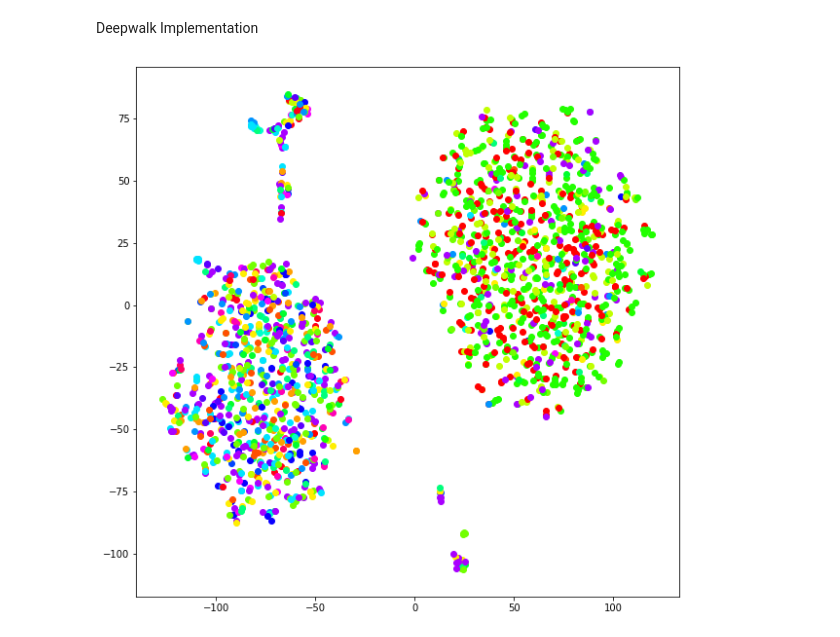
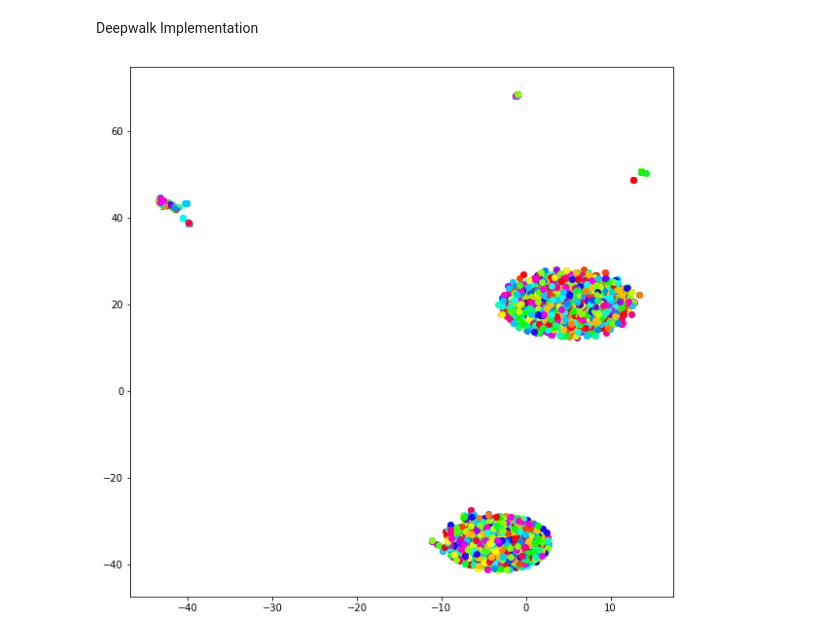
Before and after one commit to cbbruss/arthropod, a Jupyter notebook: notebooks/N2V_Embeddings.ipynb, the cells around one changed output. Cells and saved outputs as stored; diff of their text form; code cells hidden in the pictures.

```diff
--- a/notebooks/N2V_Embeddings.ipynb
+++ b/notebooks/N2V_Embeddings.ipynb
@@ -152,3 +158,4 @@ arthrograph.add_edges_from(mg.file_funcs)
 # %%
-file_graph = bipartite.weighted_projected_graph(arthrograph, mg.files, ratio=True)
+file_graph = bipartite.weighted_projected_graph(arthrograph, labeled_nodes, ratio=True)
 # nx.draw(file_graph)
+arthrograph = None
@@ -157,8 +173,10 @@ labeled_file_graph = file_graph.subgraph(labeled_nodes)
 # nx.draw(labeled_file_graph)
 # %%
-HSV = cm.get_cmap('hsv', 20)
+HSV = cm.get_cmap('hsv', 25)
 # cs = {0: 'blue', 1: 'red', 2:'green', 3:'yellow', 4:'orange', 5:'purple', 6: 'teal', 7:'', 8, 9}
 # %%
+plt.rcParams['figure.figsize'] = [10, 10]
+
 pos = nx.spring_layout(labeled_file_graph)
 
 nx.draw(labeled_file_graph, pos, node_color=[HSV(class_map[x]) for x in labeled_file_graph.nodes])
@@ -230,7 +249,7 @@ for node in train_graph:
         walks.append(walk)
         node_walks += 1
 # %%
-model = Word2Vec(walks, size=16, window=4, min_count=1, sg=1, hs=0, negative=5, ns_exponent=0.75, iter=10)
+model = Word2Vec(walks, size=128, window=4, min_count=1, sg=1, hs=0, negative=5, ns_exponent=0.75, iter=10)
 # %%
 kas_dict = {}
 for scan, node in zip(mg.responses, mg.scanned_nodes):
@@ -252,19 +271,21 @@ X_transformed = tsne.fit_transform(X)
 # X_transformed = pca.fit_transform(X)
 df = pd.DataFrame(X_transformed, index=vocab, columns=['x', 'y'])
 # %%
+plt.rcParams['figure.figsize'] = [10, 10]
+
 fig = plt.figure()
 ax = fig.add_subplot(1, 1, 1)
 
 xs = []
 ys = []
 classes = []
 
 for word, pos in df.iterrows():
     if word in class_map:
         pt_color = HSV(class_map[word])
         ax.scatter(pos[0], pos[1], color=pt_color)
 # %% [output]
-[figure, old version]
+[figure, new version]
 # %%
 # Graph Induction
 # Hold out some nodes
```
Also changed, not shown: parts of 39 cells of this notebook.
